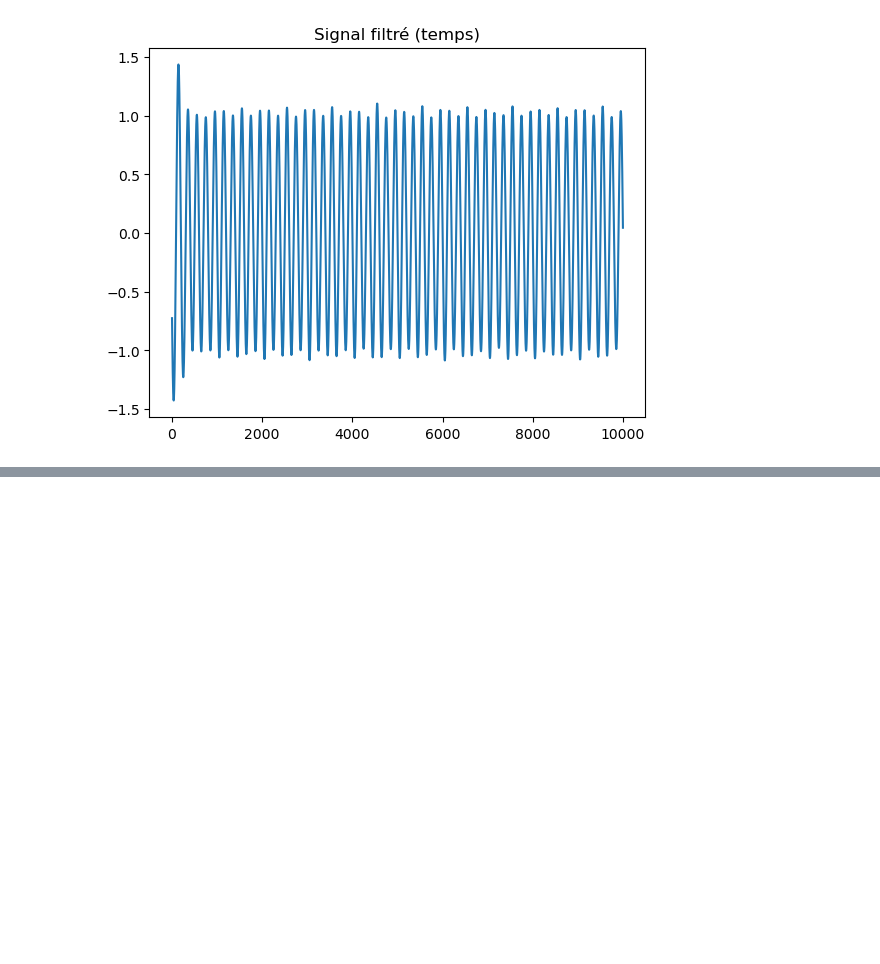
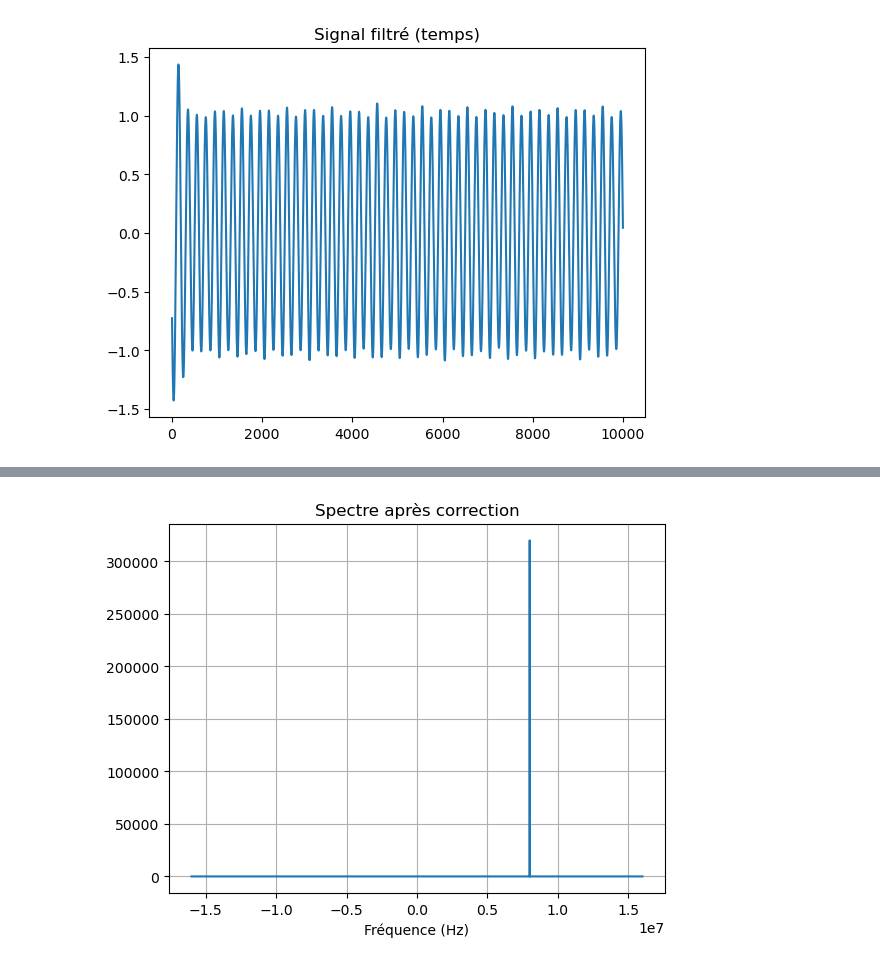
Before and after one commit to yousefBens/SDR_PRPD, a Jupyter notebook: Learn.ipynb, the cells around one changed output, grey strips where cells are left out. Saved outputs shown, nothing was run; the diff lists cells and outputs as text; code cells hidden in the pictures; blank space fills up the shorter version.

```diff
--- a/Learn.ipynb
+++ b/Learn.ipynb
@@ -230,0 +284,4 @@ plt.show()
+# %%
+plot_fft(samples_dc, fs, "Spectre après correction")
+# %% [output]
+[figure, added]
```
Also changed, not shown: parts of 7 cells of this notebook, 7 other files.
